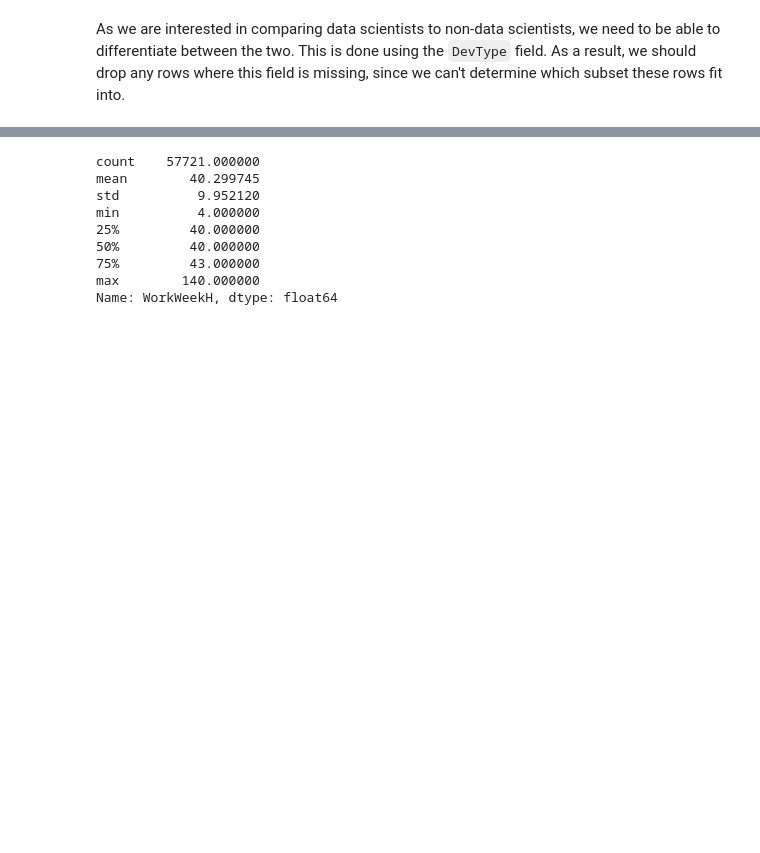
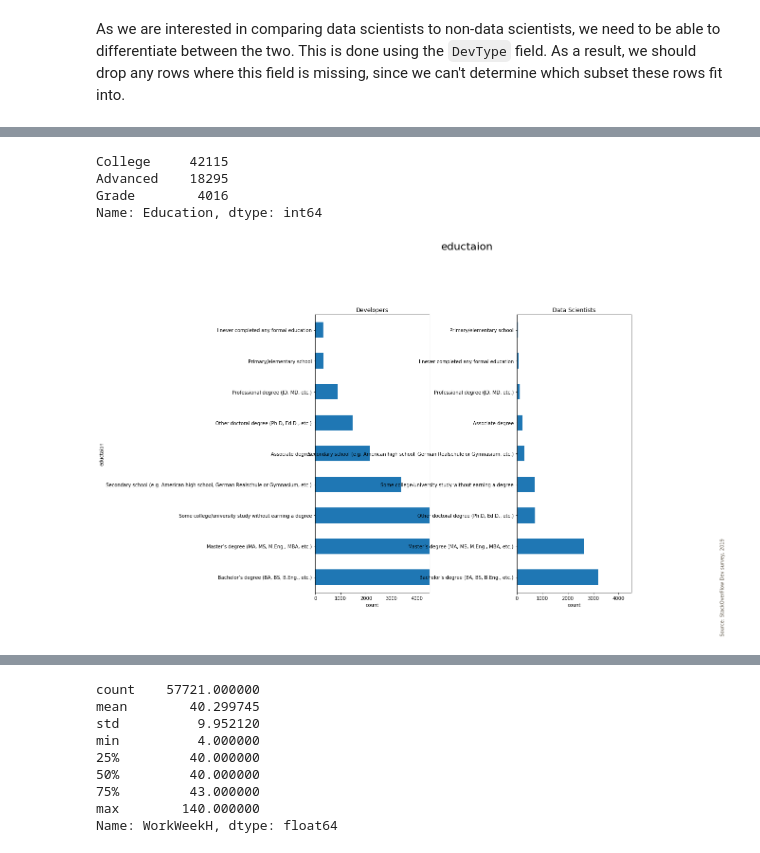
Before and after one commit to ergonyc/Practice-python-exercises, a Jupyter notebook: DataPresentation0/StackOverFlow-ThinkfulCapstone0.ipynb, the cells around one changed output, grey strips where cells are left out. Cells and saved outputs as stored; diff of their text form; code cells hidden in the pictures; blank space fills up the shorter version.

```diff
--- a/DataPresentation0/StackOverFlow-ThinkfulCapstone0.ipynb
+++ b/DataPresentation0/StackOverFlow-ThinkfulCapstone0.ipynb
@@ -269,3 +130,6 @@ df['ImpSyn'] = df.ImpSyn.astype(impsyn_cat)
+# %%
+# filter our respondents to be Professionals
+df = df[df['MainBranch'] == 'I am a developer by profession']
 # %%
 print('The dataset contains', df.shape[0], 'rows and', df.shape[1], 'columns.')
 # %% [output]
@@ -611,0 +351,31 @@ AttributeError: 'DataFrame' object has no attribute 'Age'
+# %%
+def plot_2col(df_dev, df_ds, title_text, xlimit, xlabel_text, ylabel_text):
+
+    fig = plt.figure(figsize=(15, 12))
+    grid_size = (10, 10)  # lets space stuff out...
+    SOURCE_TEXT = 'Source: StackOverFlow Dev survey, 2019'
+
+    #title_text = 'language LOVE (use now AND want to use it next year'
+    #xlimit = {0,95} #
+
+    #xlabel_text = 'Incidence (pct)'
+
+    # Place A Title On The Figure
+    fig.text(x=0.995, y=0.02, s=SOURCE_TEXT, verticalalignment='bottom',
+             rotation='vertical', color='#524939')
+    # Overlay multiple plots onto the same axis, which spans 1 entire column of the figure
+    tall_left_ax = plt.subplot2grid(grid_size, (1, 1), colspan=3, rowspan=9)
+    tall_right_ax = plt.subplot2grid(grid_size, (1, 6), colspan=3, rowspan=9)
+
+    #ax1 = lang_pct.plot.barh(ax=tall_left_ax,legend=False, title='All Respondents',label='xxx',x='string',y='lang')
+    ax1 = df_dev.plot.barh(ax=tall_left_ax,
+                           legend=False, title='Developers').set(xlabel=xlabel_text,
+                                                                 ylabel=ylabel_text,
+                                                                 xlim=xlimit)
+    ax2 = df_ds.plot.barh(ax=tall_right_ax,
+                          legend=False,
+                          title='Data Scientists').set(xlabel=xlabel_text,
+                                                       xlim=xlimit)
+    # plt.tight_layout()
+    plt.suptitle(title_text, fontsize=22)
+    # should also move the ylabels to the right side for the second plot...
@@ -611,0 +397,43 @@ AttributeError: 'DataFrame' object has no attribute 'Age'
+# %%
+# simple method comparing strings... could also use ordering...
+advanced = df['EdLevel'].isin(['Other doctoral degree (Ph.D, Ed.D., etc.)',
+                               'Master’s degree (MA, MS, M.Eng., MBA, etc.)',
+                               'Professional degree (JD, MD, etc.)'])
+
+college = df['EdLevel'].isin(['Associate degree',
+                              'Bachelor’s degree (BA, BS, B.Eng., etc.)',
+                              'Some college/university study without earning a degree'])
+
+grade = df['EdLevel'].isin(['Secondary school (e.g. American high school, German Realschule or Gymnasium, etc.)',
+                            'Primary/elementary school',
+                            'I never completed any formal education'])
+no_answer = df['EdLevel'].isnull()
+# create ordered category
+edlevel_simple_cat = CategoricalDtype(['Grade',
+                                       'College',  # 'N/A'
+                                       'Advanced'], ordered=True)
+df.loc[:, 'Education'] = np.nan
+df.loc[advanced, 'Education'] = 'Advanced'
+df.loc[college, 'Education'] = 'College'
+df.loc[grade, 'Education'] = 'Grade'
+# now make it an ordered category
+df.loc[:, 'Education'] = df.Education.astype(edlevel_simple_cat)
+
+df['Education'].value_counts()
+# %% [output]
+College     42115
+Advanced    18295
+Grade        4016
+Name: Education, dtype: int64
+# %%
+# plot EdLevel and Education summaries for DS and non-DS
+
+title_text = 'eductaion'
+xlimit = {0,4500}
+xlabel_text = 'count'
+ylabel_text = 'eductaion'
+df_plot1 = df.EdLevel.value_counts()
+df_plot2 = df.EdLevel[df['isDS']].value_counts()
+plot_2col(df_plot1, df_plot2, title_text, xlimit, xlabel_text, ylabel_text)
+# %% [output]
+[figure, added]
```
Also changed, not shown: parts of 127 cells of this notebook.
